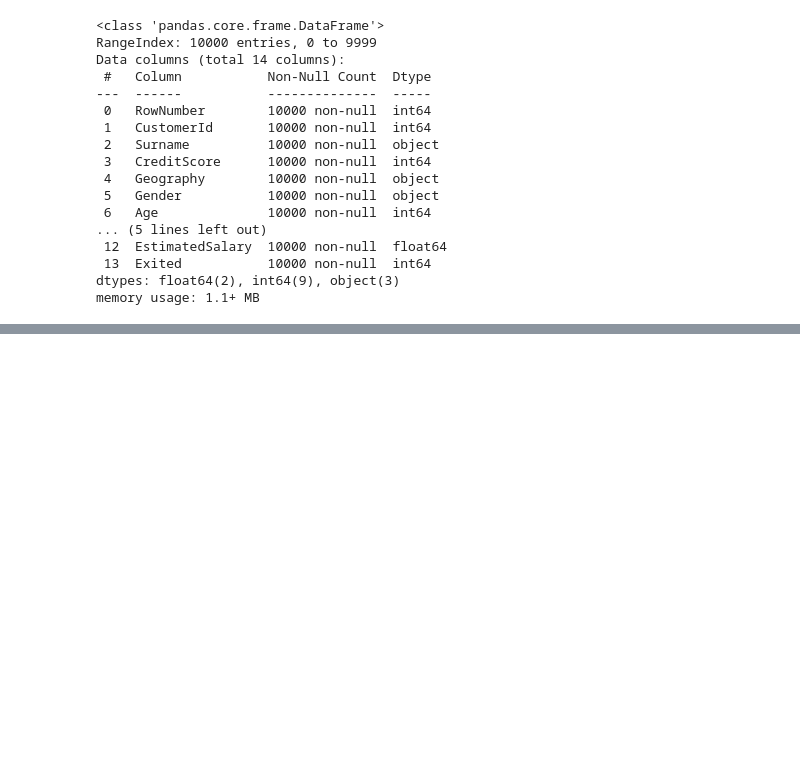
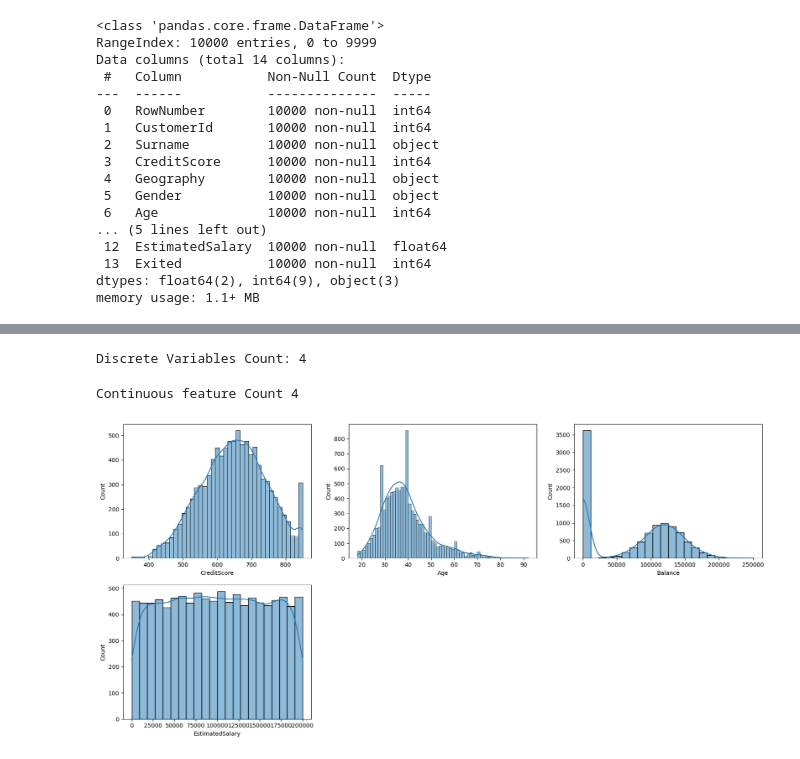
Before and after one commit to ashraful-shuvon/Machine_learning, a Jupyter notebook: Bank Customer Churn Prediction ML Project - Explainable Ai/Bank Customer Churn Prediction (X_AI).ipynb, the cells around one changed output, grey strips where cells are left out. Drawn from its saved outputs; the diff is of its cells as text; code cells hidden in the pictures; blank space fills up the shorter version.

```diff
--- a/Bank Customer Churn Prediction ML Project - Explainable Ai/Bank Customer Churn Prediction (X_AI).ipynb
+++ b/Bank Customer Churn Prediction ML Project - Explainable Ai/Bank Customer Churn Prediction (X_AI).ipynb
@@ -40,0 +209,7 @@ memory usage: 1.1+ MB
+# %%
+# list of numerical variables
+numerical_features = [feature for feature in df.columns if ((df[feature].dtypes != 'O') & (feature not in ['Exited']))]
+print('Number of numerical variables: ', len(numerical_features))
+
+# visualise the numerical variables
+df[numerical_features].head()
@@ -40,0 +224,25 @@ memory usage: 1.1+ MB
+# %%
+# Find discreate numerical features
+
+discrete_features=[feature for feature in numerical_features if len(df[feature].unique())<25]
+print("Discrete Variables Count: {}".format(len(discrete_features)))
+# %% [output]
+Discrete Variables Count: 4
+# %%
+continuous_features=[feature for feature in numerical_features if feature not in discrete_feature+['Exited']]
+print("Continuous feature Count {}".format(len(continuous_features)))
+# %% [output]
+Continuous feature Count 4
+# %%
+#plot a univariate distribution of continues observations
+plt.figure(figsize=(20,60), facecolor='white')
+plotnumber =1
+for continuous_feature in continuous_features:
+    ax = plt.subplot(12,3,plotnumber)
+    #sns.distplot(df[continuous_feature])
+    sns.histplot(df[continuous_feature], kde=True)
+    plt.xlabel(continuous_feature)
+    plotnumber+=1
+plt.show()
+# %% [output]
+[figure, added]
```
Also changed, not shown: parts of 39 cells of this notebook.
